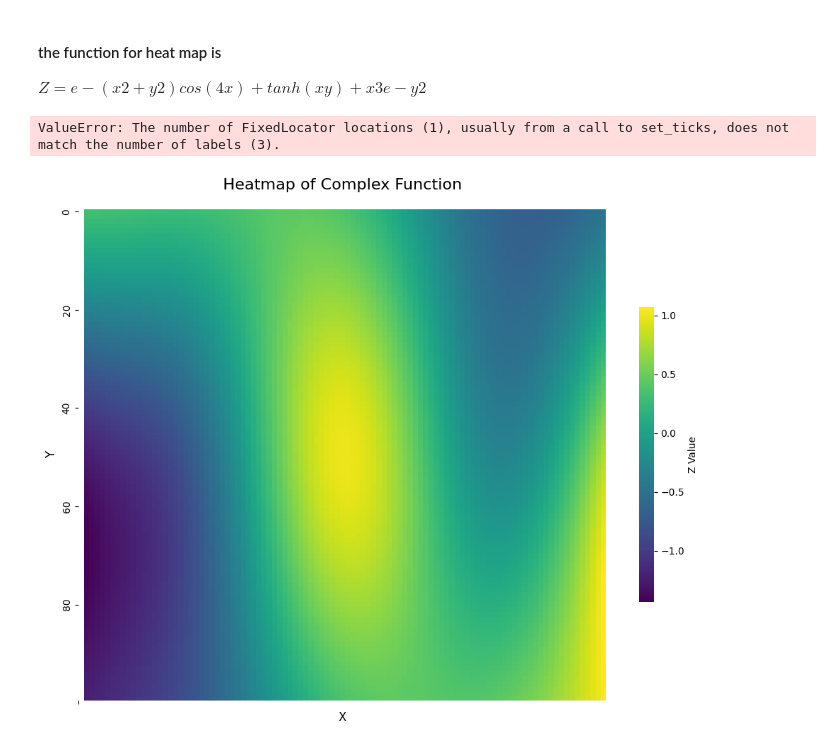
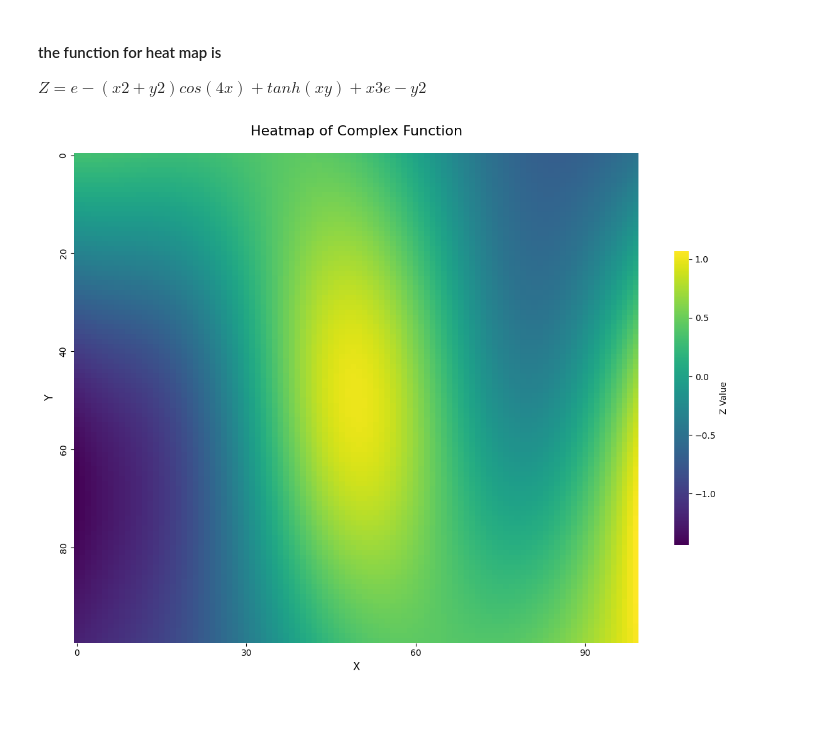
Before and after one commit to FatemehImanizadeh/AI-Course-by-SUT-, a Jupyter notebook: visualization/Heatmap.ipynb, the cells around one changed output. Cells and saved outputs as stored; diff of their text form; code cells hidden in the pictures; blank space fills up the shorter version.

```diff
--- a/visualization/Heatmap.ipynb
+++ b/visualization/Heatmap.ipynb
@@ -23,14 +23,13 @@ Z= np.exp(-(X**2 + Y**2)) * np.cos(4 * X) + np.tanh(X * Y) + X**3 * np.exp(-Y**2
 # %%
 plt.figure(figsize=(12, 9))
 sns.heatmap(Z, cmap='viridis', xticklabels=30, yticklabels=20,
             cbar=True, cbar_kws={'label': 'Z Value', 'shrink': 0.6})
-#plt.title("Heatmap of Complex Function", fontsize=16, pad=20)
-#plt.xlabel("X", fontsize=12)
-#plt.ylabel("Y", fontsize=12)
+plt.title("Heatmap of Complex Function", fontsize=16, pad=20)
+plt.xlabel("X", fontsize=12)
+plt.ylabel("Y", fontsize=12)
 #plt.xticks(np.arange(-1, 1, 40), [f"{val:.1f}" for val in x[::40]], rotation=45)
 #plt.yticks(np.arange(-1, 1, 40), [f"{val:.1f}" for val in y[::40]])
 plt.tight_layout()
 plt.show()
 # %% [output]
-ValueError: The number of FixedLocator locations (1), usually from a call to set_ticks, does not match the number of labels (3).
-[figure, old version]
+[figure, new version]
```
